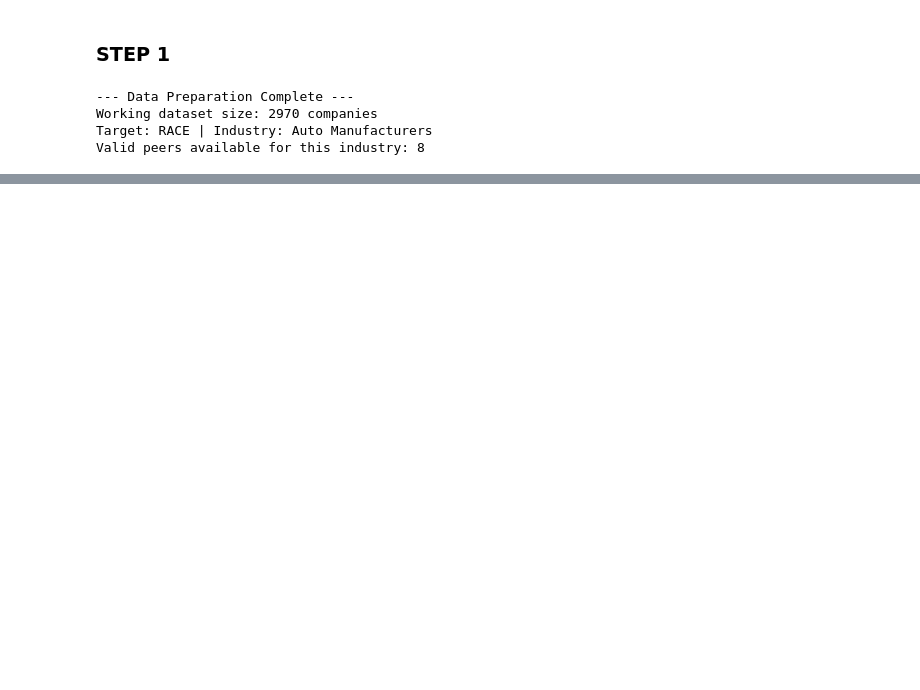
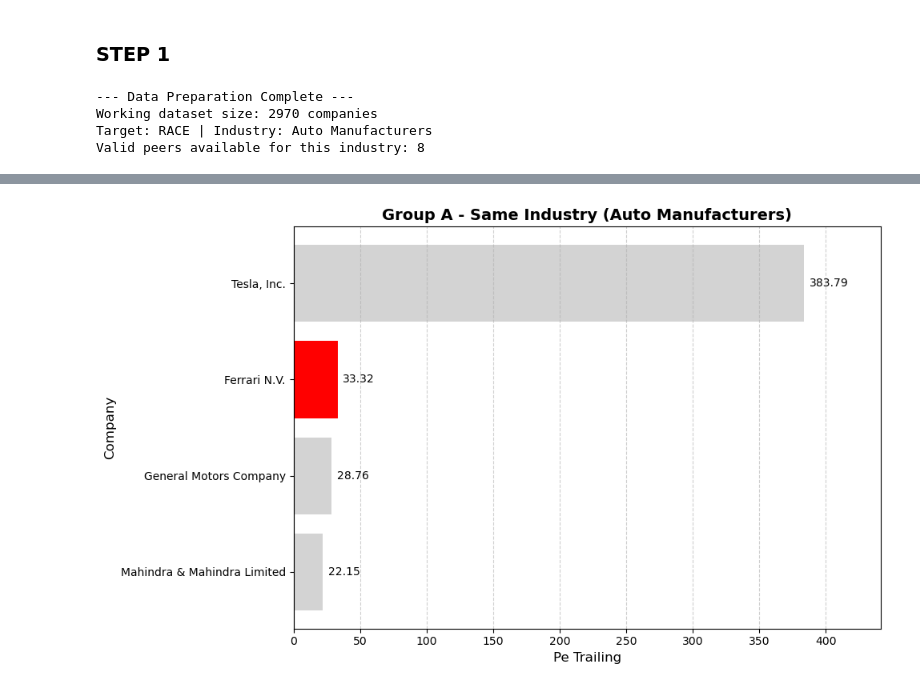
Before and after one commit to Cris887272/BDA2026, a Jupyter notebook: Homework2_company_deep_dive.ipynb, the cells around one changed output, grey strips where cells are left out. Drawn from its saved outputs; the diff is of its cells as text; code cells hidden in the pictures; blank space fills up the shorter version.

```diff
--- a/Homework2_company_deep_dive.ipynb
+++ b/Homework2_company_deep_dive.ipynb
@@ -59,0 +88,89 @@ Valid peers available for this industry: 8
+# %%
+# Comparison Groups & Visualization
+
+
+# Define the metric to analyze (e.g., 'pe_trailing', 'price_to_book', etc.)
+metric_to_plot = 'pe_trailing'
+target_symbol = 'RACE'
+target_industry = df_work[df_work['symbol'] == target_symbol]['industry'].iloc[0]
+
+# Predefined geographic group for European companies
+europe_countries = ['Ireland', 'Italy', 'Germany', 'Netherlands', 'Luxembourg', 'Spain', 'France']
+
+# --- GROUP A: Same Industry ---
+# 1. Filter by same industry
+df_a = df_work[df_work['industry'] == target_industry].copy()
+# 2. Rule applied: Remove missing values for the specific metric BEFORE selecting Top 10
+df_a = df_a.dropna(subset=[metric_to_plot])
+# 3. Sort by market cap descending and keep top 10 valid companies
+group_a_top10 = df_a.sort_values(by='market_cap', ascending=False).head(10)
+# 4. Rule applied: If target is not in top 10, append it dynamically
+if target_symbol not in group_a_top10['symbol'].values:
+    target_row = df_work[df_work['symbol'] == target_symbol]
+    if not target_row[metric_to_plot].isna().any():
+        group_a_top10 = pd.concat([group_a_top10, target_row])
+
+# --- GROUP B: Same Geographic Group ---
+# 1. Filter by same geographic group (Europe)
+df_b = df_work[df_work['country'].isin(europe_countries)].copy()
+# 2. Rule applied: Remove missing values for the specific metric BEFORE selecting Top 10
+df_b = df_b.dropna(subset=[metric_to_plot])
+# 3. Sort by market cap descending and keep top 10 valid companies
+group_b_top10 = df_b.sort_values(by='market_cap', ascending=False).head(10)
+# 4. Rule applied: If target is not in top 10, append it dynamically
+if target_symbol not in group_b_top10['symbol'].values:
+    target_row = df_work[df_work['symbol'] == target_symbol]
+    if not target_row[metric_to_plot].isna().any():
+        group_b_top10 = pd.concat([group_b_top10, target_row])
+
+# GROUP C: Closest Market Capitalization
+# 1. Rule applied: Drop missing values first to ensure we only calculate distance for valid companies
+df_c = df_work.dropna(subset=[metric_to_plot]).copy()
+target_mc = df_work[df_work['symbol'] == target_symbol]['market_cap'].iloc[0]
+# 2. Calculate absolute distance from target market cap
+df_c['mc_dist'] = (df_c['market_cap'] - target_mc).abs()
+# 3. Rule applied: Sort by distance and keep closest 10 (target naturally included with distance 0)
+group_c_top10 = df_c.sort_values(by='mc_dist', ascending=True).head(10)
+
+# Store groups in a dictionary for automated plotting
+comparison_groups = {
+    f"Group A - Same Industry ({target_industry})": group_a_top10,
+    "Group B - Same Geographic Group (Europe)": group_b_top10,
+    "Group C - Closest Market Capitalization": group_c_top10
+}
+
+# Visualizations
+for title, group_df in comparison_groups.items():
+    plot_df = group_df.copy()
+
+    # Rule applied: If company_name is missing or empty, fallback to symbol as label
+    plot_df['plot_label'] = plot_df.apply(
+        lambda x: x['symbol'] if pd.isna(x['company_name']) or str(x['company_name']).strip() == '' else x['company_name'],
+        axis=1
+    )
+
+    # Sort by the metric value to ensure a clean, structured horizontal bar chart
+    plot_df = plot_df.sort_values(by=metric_to_plot, ascending=True)
+
+    plt.figure(figsize=(10, 6))
+
+    # Rule applied: Clearly highlight the target company (RACE) in red, others in light grey
+    colors = ['red' if sym == target_symbol else 'lightgrey' for sym in plot_df['symbol']]
+
+    bars = plt.barh(plot_df['plot_label'], plot_df[metric_to_plot], color=colors)
+    plt.title(title, fontsize=14, fontweight='bold')
+    plt.xlabel(metric_to_plot.replace('_', ' ').title(), fontsize=12)
+    plt.ylabel('Company', fontsize=12)
+    plt.grid(axis='x', linestyle='--', alpha=0.6)
+
+    # Dynamically place value labels on each bar
+    for bar in bars:
+        val = bar.get_width()
+        offset = max(plot_df[metric_to_plot]) * 0.01 if max(plot_df[metric_to_plot]) > 0 else 0.1
+        plt.text(val + offset, bar.get_y() + bar.get_height()/2, f'{val:.2f}', va='center', fontsize=10)
+
+    plt.margins(x=0.15)
+    plt.tight_layout()
+    plt.show()
+# %% [output]
+[figure, added]
```
Also changed, not shown: parts of 17 cells of this notebook.
